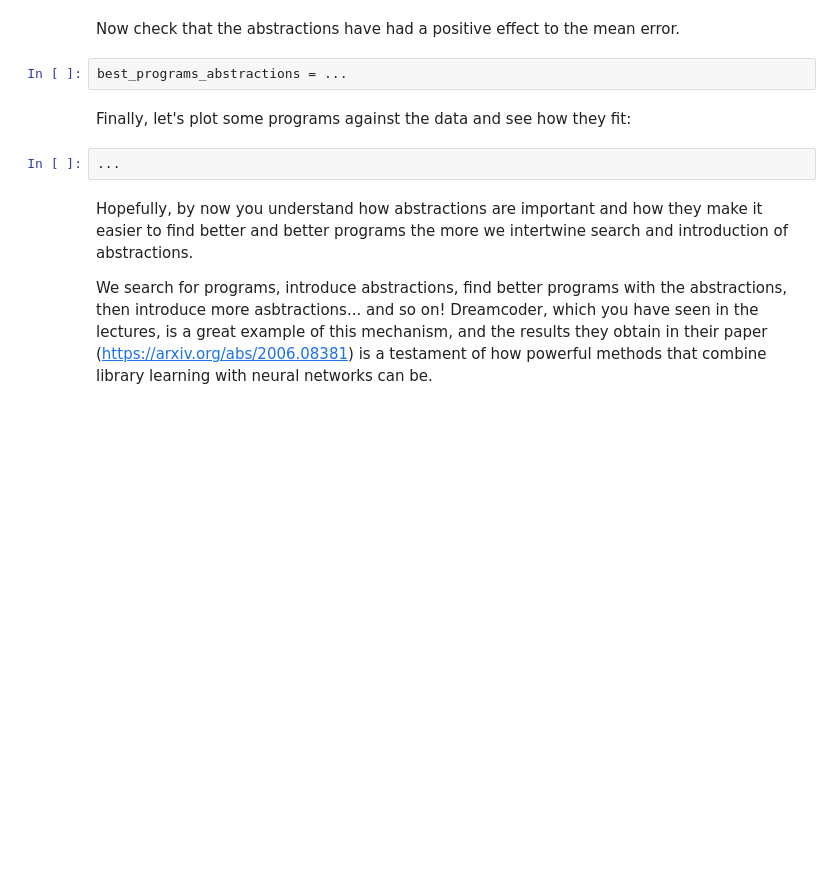
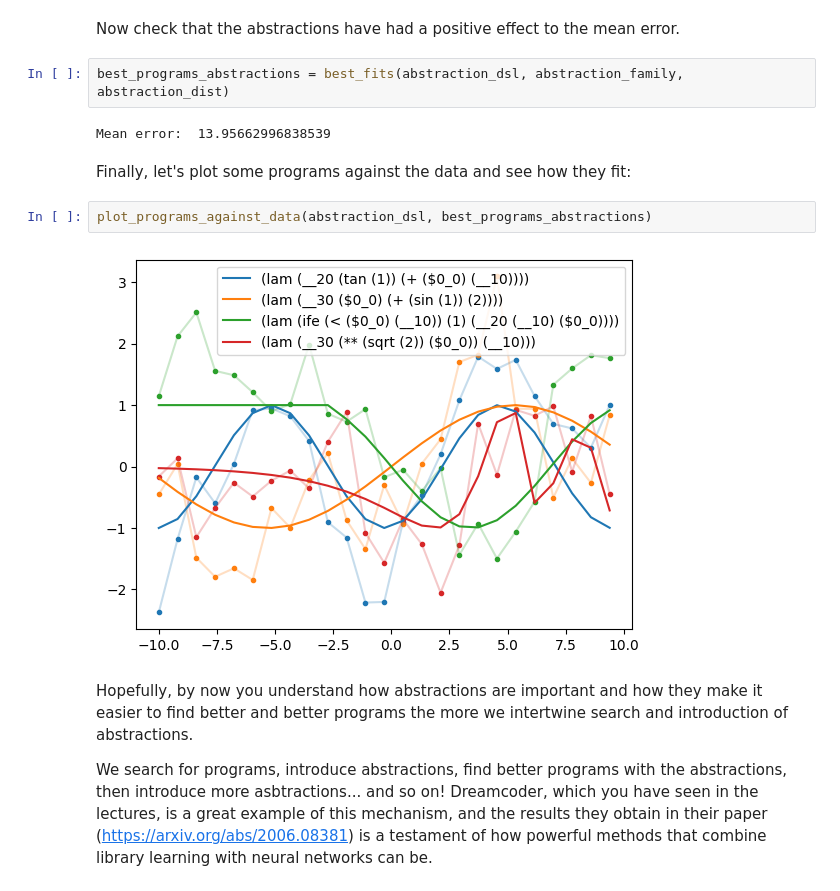
Before and after one commit to R-Jin/neurosymbolicAI_course_25, a Jupyter notebook: assignment2/ass2_library_learning.ipynb, the cells around one changed output. Cells and saved outputs as stored; diff of their text form; blank space fills up the shorter version.

```diff
--- a/assignment2/ass2_library_learning.ipynb
+++ b/assignment2/ass2_library_learning.ipynb
@@ -439,11 +448,15 @@ Your answer:
 # %% [markdown]
 Now check that the abstractions have had a positive effect to the mean error.
-# %%
-best_programs_abstractions = ...
+# %%
+best_programs_abstractions = best_fits(abstraction_dsl, abstraction_family, abstraction_dist)
+# %% [output]
+Mean error:  13.95662996838539
 # %% [markdown]
 Finally, let's plot some programs against the data and see how they fit:
-# %%
-...
+# %%
+plot_programs_against_data(abstraction_dsl, best_programs_abstractions)
+# %% [output]
+[figure, added]
 # %% [markdown]
 Hopefully, by now you understand how abstractions are important and how they make it easier to find better and better programs the more we intertwine search and introduction of abstractions.
 
```
Also changed, not shown: parts of 3 cells of this notebook.
